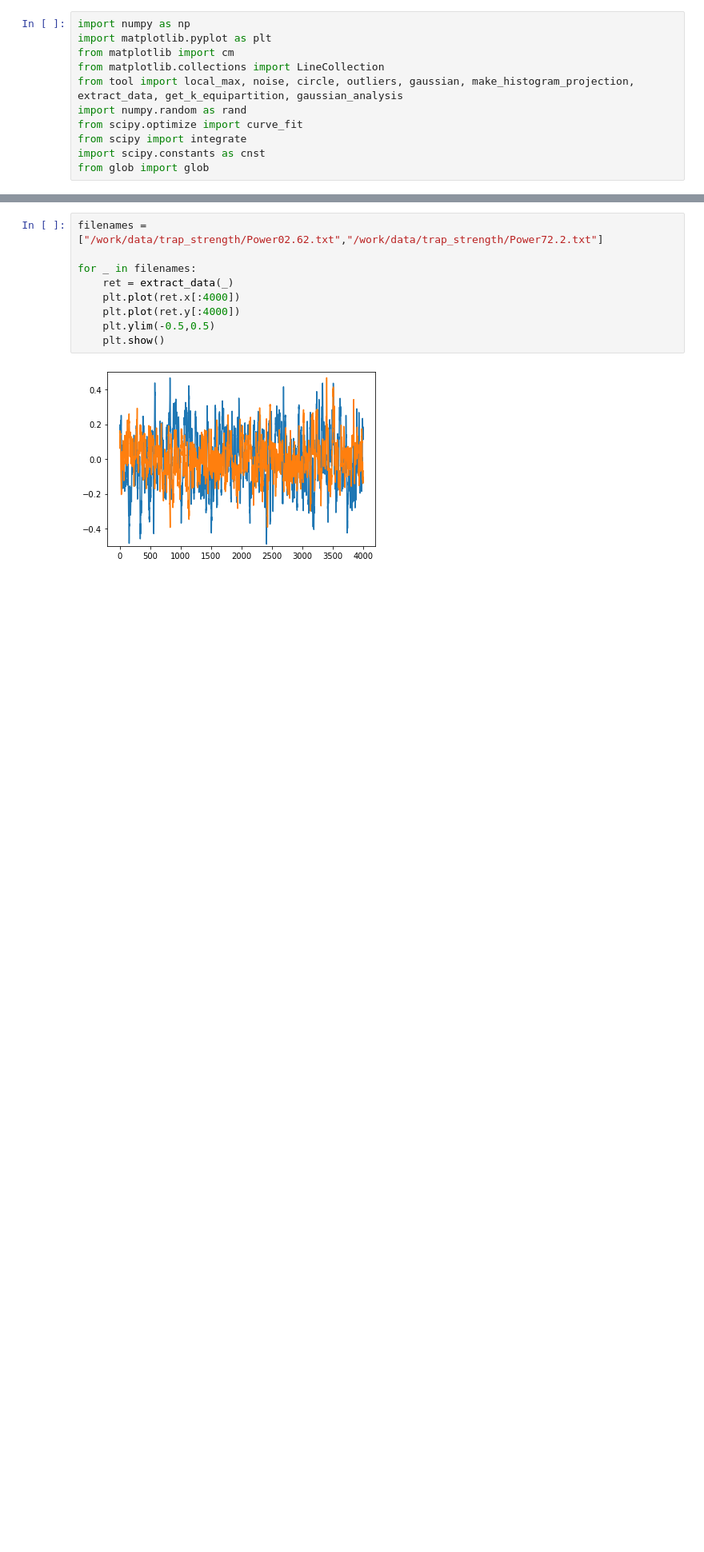
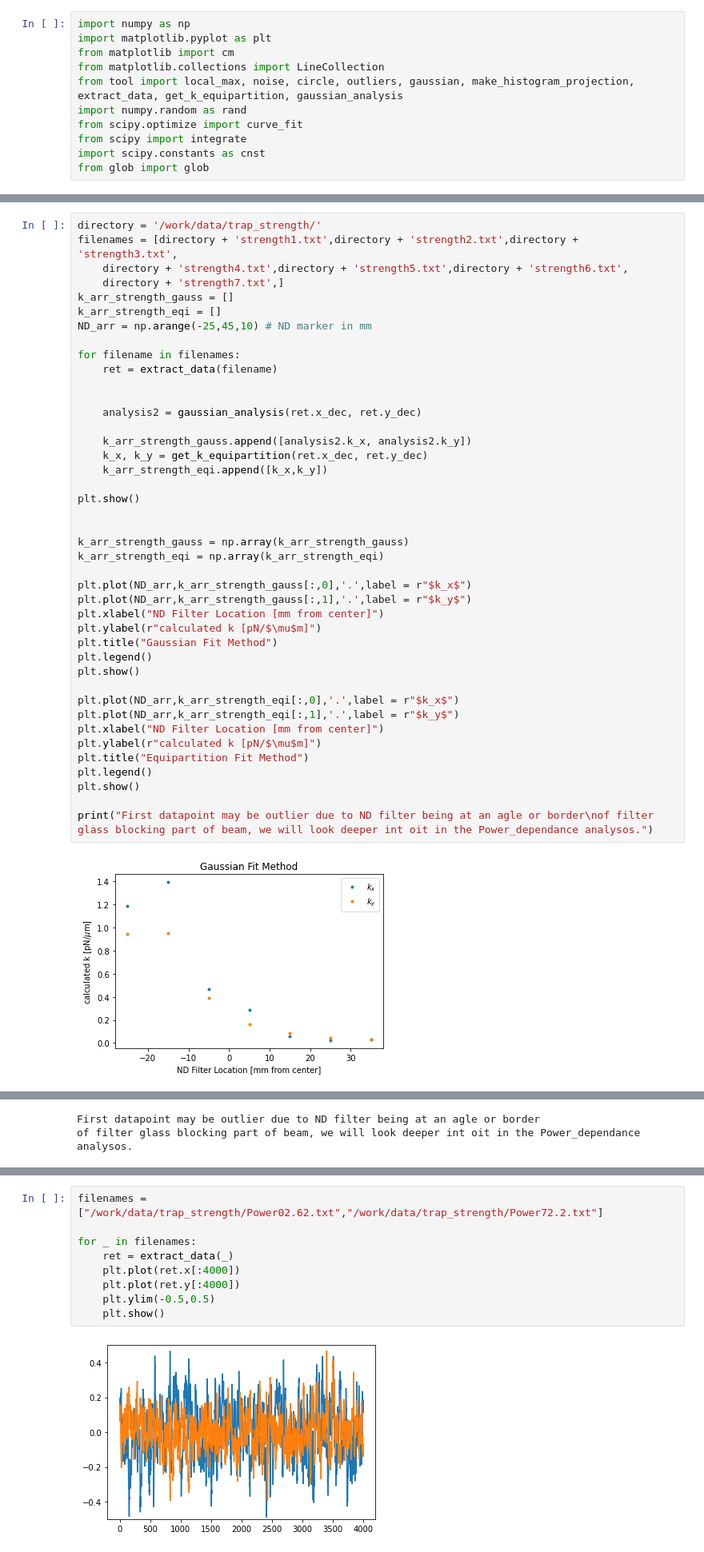
Before and after one commit to Ham0osh/Phys322W-OT, a Jupyter notebook: Power_dependance.ipynb, the cells around one changed output, grey strips where cells are left out. Shown at 80% size. Cells and saved outputs as stored; diff of their text form; blank space fills up the shorter version.

```diff
--- a/Power_dependance.ipynb
+++ b/Power_dependance.ipynb
@@ -11,0 +14,44 @@ from glob import glob
+# %%
+directory = '/work/data/trap_strength/'
+filenames = [directory + 'strength1.txt',directory + 'strength2.txt',directory + 'strength3.txt',
+    directory + 'strength4.txt',directory + 'strength5.txt',directory + 'strength6.txt',
+    directory + 'strength7.txt',]
+k_arr_strength_gauss = []
+k_arr_strength_eqi = []
+ND_arr = np.arange(-25,45,10) # ND marker in mm
+
+for filename in filenames:
+    ret = extract_data(filename)
+
+
+    analysis2 = gaussian_analysis(ret.x_dec, ret.y_dec)
+
+    k_arr_strength_gauss.append([analysis2.k_x, analysis2.k_y])
+    k_x, k_y = get_k_equipartition(ret.x_dec, ret.y_dec)
+    k_arr_strength_eqi.append([k_x,k_y])
+
+plt.show()
+
+
+k_arr_strength_gauss = np.array(k_arr_strength_gauss)
+k_arr_strength_eqi = np.array(k_arr_strength_eqi)
+
+plt.plot(ND_arr,k_arr_strength_gauss[:,0],'.',label = r"$k_x$")
+plt.plot(ND_arr,k_arr_strength_gauss[:,1],'.',label = r"$k_y$")
+plt.xlabel("ND Filter Location [mm from center]")
+plt.ylabel(r"calculated k [pN/$\mu$m]")
+plt.title("Gaussian Fit Method")
+plt.legend()
+plt.show()
+
+plt.plot(ND_arr,k_arr_strength_eqi[:,0],'.',label = r"$k_x$")
+plt.plot(ND_arr,k_arr_strength_eqi[:,1],'.',label = r"$k_y$")
+plt.xlabel("ND Filter Location [mm from center]")
+plt.ylabel(r"calculated k [pN/$\mu$m]")
+plt.title("Equipartition Fit Method")
+plt.legend()
+plt.show()
+
+print("First datapoint may be outlier due to ND filter being at an agle or border\nof filter glass blocking part of beam, we will look deeper int oit in the Power_dependance analysos.")
+# %% [output]
+[figure, added]
@@ -11,0 +59,2 @@ from glob import glob
+First datapoint may be outlier due to ND filter being at an agle or border
+of filter glass blocking part of beam, we will look deeper int oit in the Power_dependance analysos.
```
Also changed, not shown: parts of 6 cells of this notebook, 7 other files.
